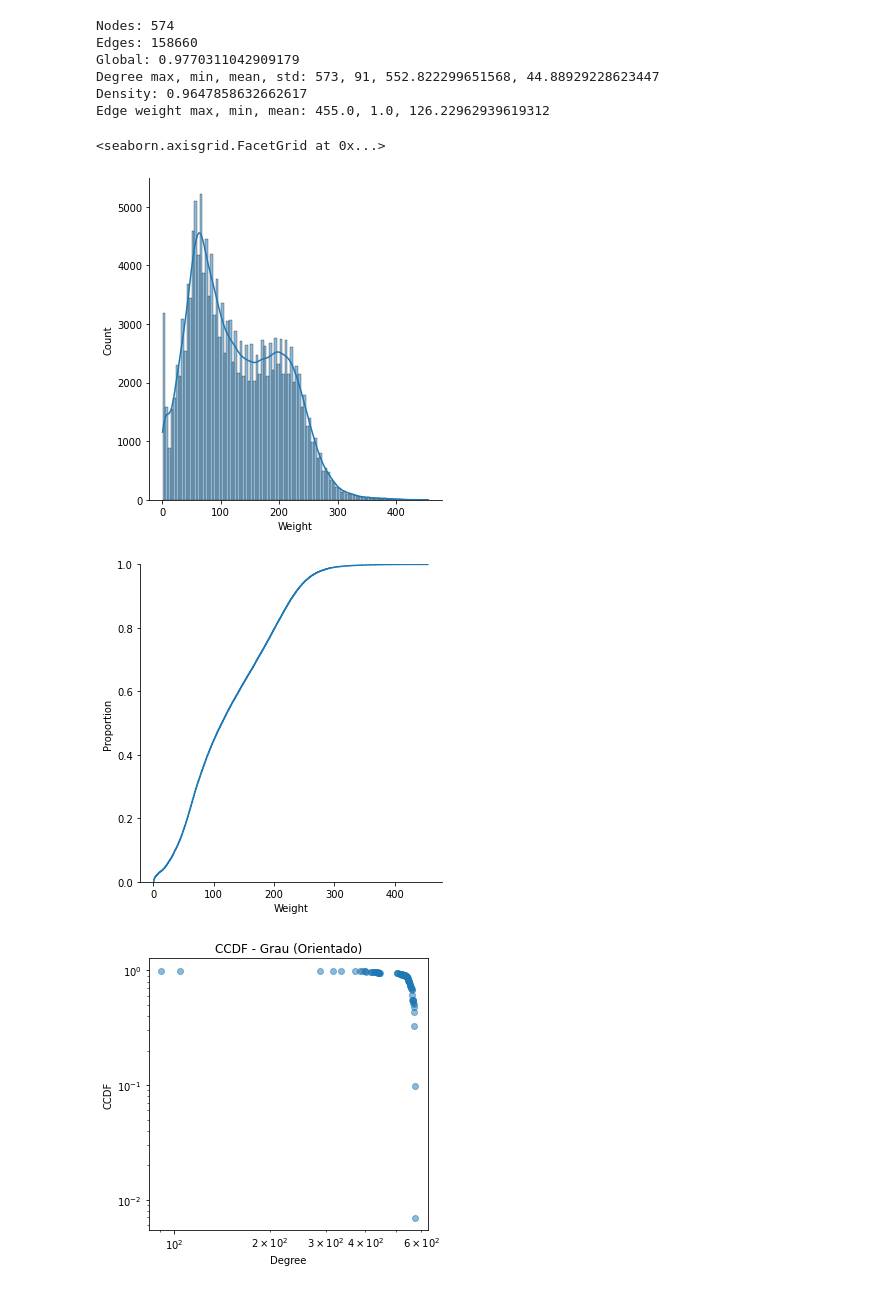
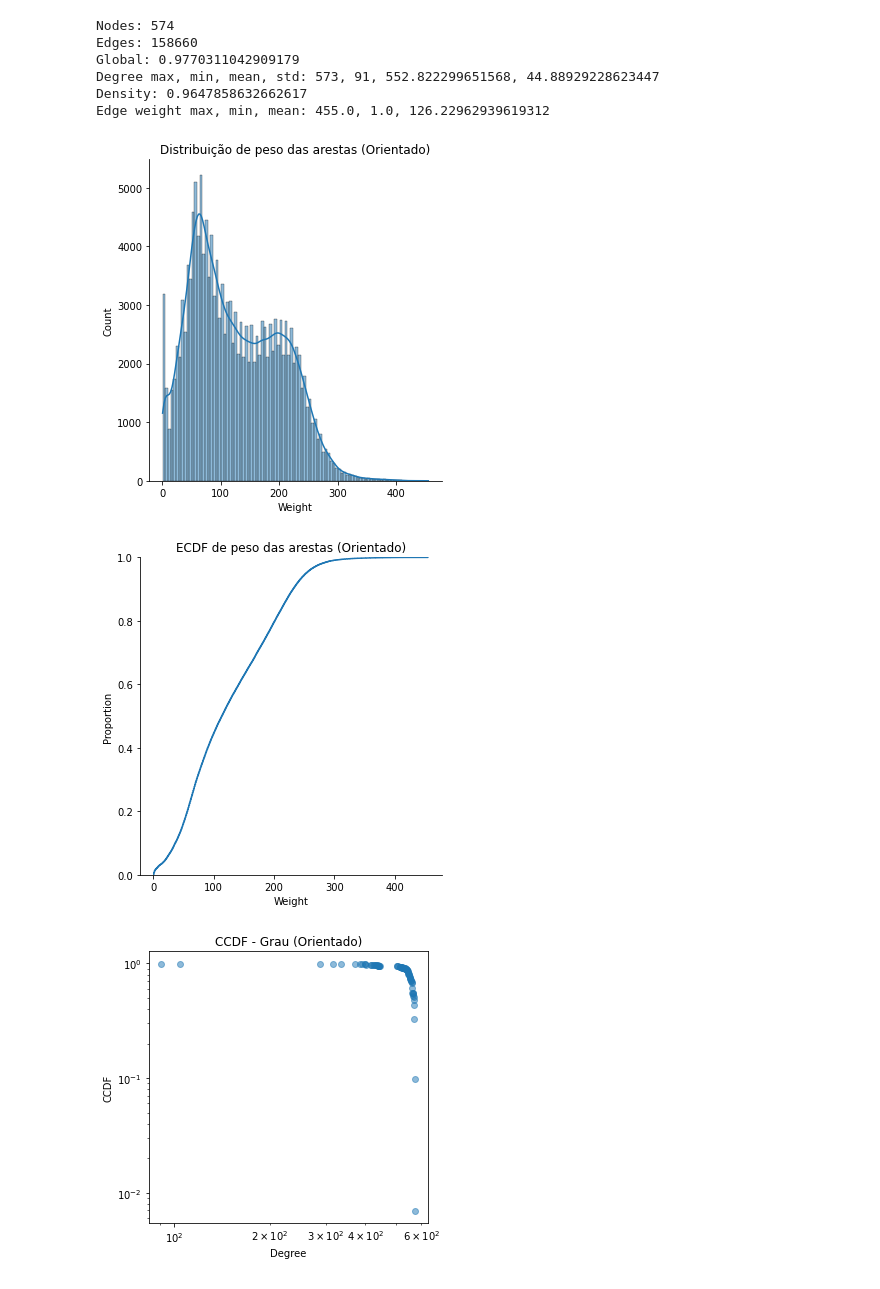
Before and after one commit to rodrigohaddad/Complex-Networks, a Jupyter notebook: tf/analyse_network.ipynb, the cells around one changed output. Cells and saved outputs as stored; diff of their text form; code cells hidden in the pictures.

```diff
--- a/tf/analyse_network.ipynb
+++ b/tf/analyse_network.ipynb
@@ -51,16 +51,18 @@ Degree max, min, mean, std: 573, 91, 552.822299651568, 44.88929228623447
 Density: 0.9647858632662617
 Edge weight max, min, mean: 455.0, 1.0, 126.22962939619312
 # %%
-# Plot weight distribution
+# Plot weight distribution ORIENTED
 plot_w_edges = [con[2]['weight'] for con in w_edges_o]
 p1 = sns.displot(plot_w_edges, kde=True)
+p1.set(xlabel="Weight", title="Distribuição de peso das arestas (Orientado)")
+p1.savefig("figs/weight_distrib_oriented.png")
+
 p2 = sns.displot(plot_w_edges, kind="ecdf")
-p1.set(xlabel="Weight")
-p2.set(xlabel="Weight")
+p2.set(xlabel="Weight", title="ECDF de peso das arestas (Orientado)")
+p2.savefig("figs/weight_distrib_ecdf_oriented.png")
 # %% [output]
-<seaborn.axisgrid.FacetGrid at 0x...>
-[figure, old version]
+[figure, new version]
-[figure, old version]
+[figure, new version]
 # %%
 # CCDF
 x_g_o, f_k_g_o = np.unique(dg_GO, return_counts=True)
```
Also changed, not shown: parts of 10 cells of this notebook, 8 other files.
